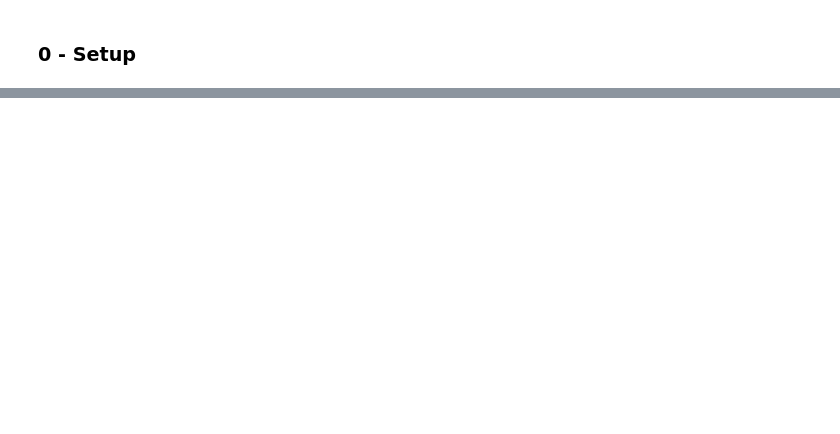
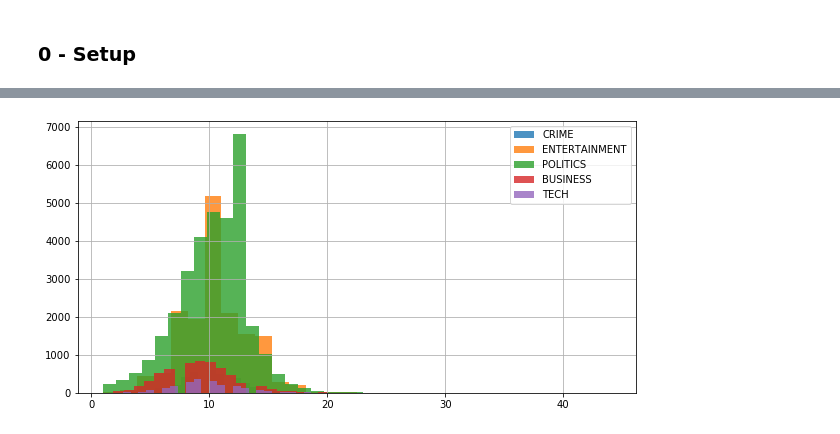
Before and after one commit to mdipietro09/DataScience_ArtificialIntelligence_Utils, a Jupyter notebook: deep_learning_natural_language_processing/text_classification_example.ipynb, the cells around one changed output, grey strips where cells are left out. Saved outputs shown, nothing was run; the diff lists cells and outputs as text; code cells hidden in the pictures; blank space fills up the shorter version.

```diff
--- a/deep_learning_natural_language_processing/text_classification_example.ipynb
+++ b/deep_learning_natural_language_processing/text_classification_example.ipynb
@@ -185,0 +83,6 @@ features
+# %%
+dtf = add_text_count(dtf, "headline")
+
+print(" ")
+print(dtf["headline"][0], " --> ", dtf["headline_word_count"][0])
+print(dtf["headline"][0], " --> ", dtf["headline_text_length"][0])
@@ -185,0 +100,4 @@ features
+# %%
+utils_plot_distributions(dtf, x="headline_word_count", y="category", bins=None, figsize=(10,5))
+# %% [output]
+[figure, added]
```
Also changed, not shown: parts of 87 cells of this notebook, 3 other files.
